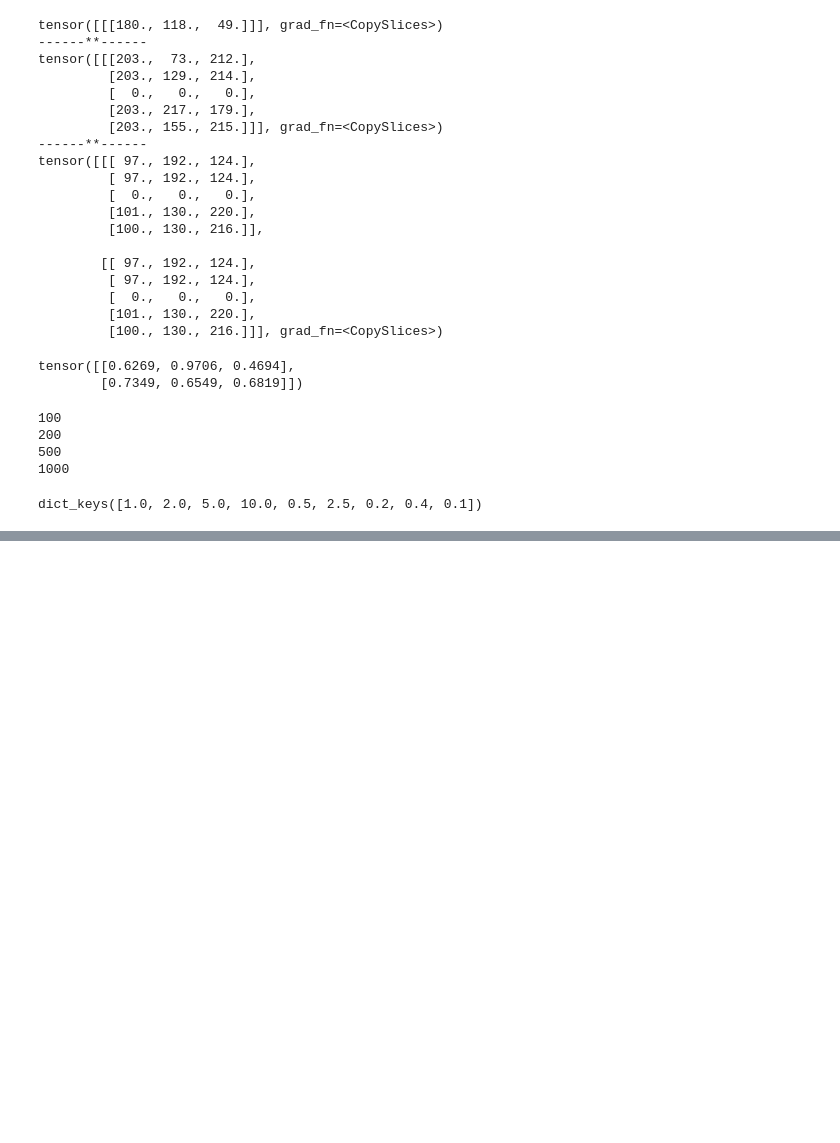
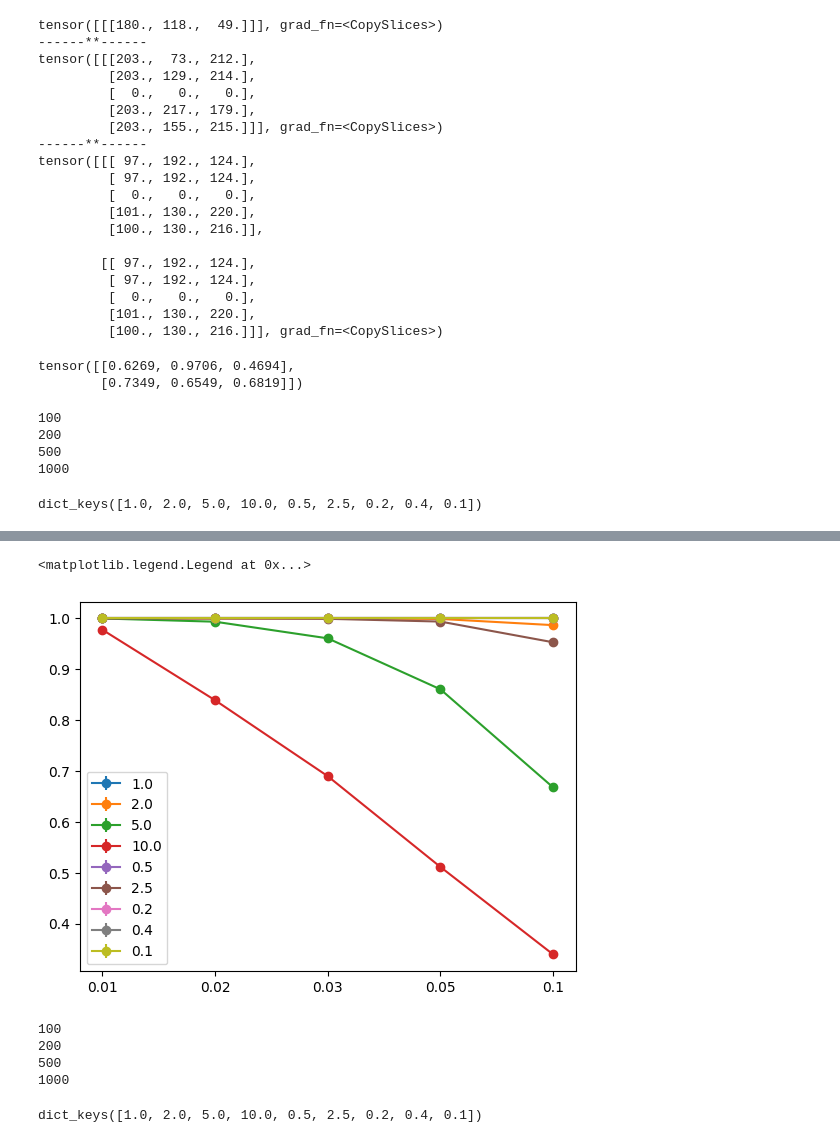
Before and after one commit to wormLove/DCNet, a Jupyter notebook: DCNet_Pytorch.ipynb, the cells around one changed output, grey strips where cells are left out. Drawn from its saved outputs; the diff is of its cells as text; code cells hidden in the pictures; blank space fills up the shorter version.

```diff
--- a/DCNet_Pytorch.ipynb
+++ b/DCNet_Pytorch.ipynb
@@ -489,2 +536,51 @@ plt.legend()
+# %%
+for k, v in SimDict.items():
+    y_err = 0.01*torch.std(v[1:,:], dim=0)
+    plt.errorbar([*range(5)], 0.01*torch.mean(v[1:,:], dim=0), label=str(k), yerr = y_err, marker='o')
+    plt.xticks(range(5), [0.01, 0.02, 0.03, 0.05, 0.1])
+plt.legend()
+# %% [output]
+<matplotlib.legend.Legend at 0x...>
+[figure, added]
+# %%
+from torch.linalg import multi_dot
+
+E = torch.zeros(4, 4, 5)
+SimScores = torch.zeros(4, 4, 5)
+
+for i, n in enumerate([100, 200, 500, 1000]):
+    print(n)
+    for j, m in enumerate([100, 200, 500, 1000]):
+        w = torch.empty(1, m)
+        for _ in range(n):
+            w = torch.vstack((w, get_sparse_inputs(m, 0.1)))
+        w = w[1:,:]
+        w_n = normalize(w, p=2, dim=0)
+        layer = ModuleD(w_n)
+        for k, sp in enumerate([1, 2, 3, 5, 10]):
+            s = 0.01*sp
+            for _ in range(100):
+                y = get_sparse_inputs(m, s)
+                x = torch.mm(y, w_n.T)
+                y_hat = layer(x)
+                y_0 = torch.mm(x, w_n)
+                E[i, j, k] += torch.flatten(torch.mm(y, y_hat.T), start_dim=0)[0]/(torch.norm(y, p='fro')*torch.norm(y_hat, p='fro'))
+                SimScores[i, j, k] += torch.flatten(compare_vecs(y, y_0, n), start_dim=0)[0]
+# %% [output]
+100
+200
+500
+1000
+# %%
+ErrorDict = {}
+SimDict = {}
+for i, n in enumerate([100, 200, 500, 1000]):
+    for j, m in enumerate([100, 200, 500, 1000]):
+        ratio = m/n
+        ErrorDict[ratio] = torch.vstack((ErrorDict.get(ratio, torch.empty(1, 5)), E[i, j, :]))
+        SimDict[ratio] = torch.vstack((SimDict.get(ratio, torch.empty(1, 5)), SimScores[i, j, :]))
+print(ErrorDict.keys())
+# %% [output]
+dict_keys([1.0, 2.0, 5.0, 10.0, 0.5, 2.5, 0.2, 0.4, 0.1])
 # %%
 for k, v in ErrorDict.items():
```
Also changed, not shown: parts of 14 cells of this notebook.
